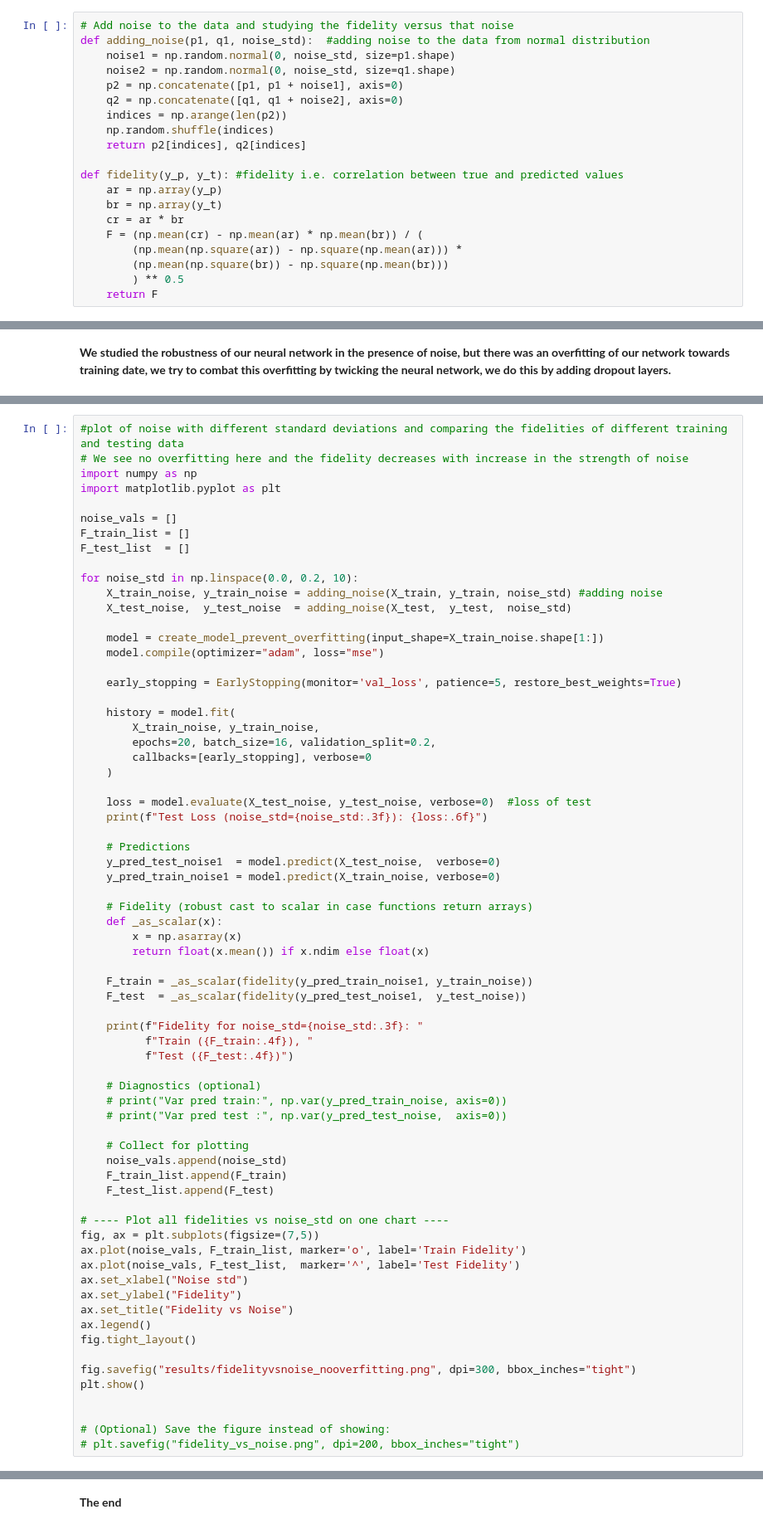
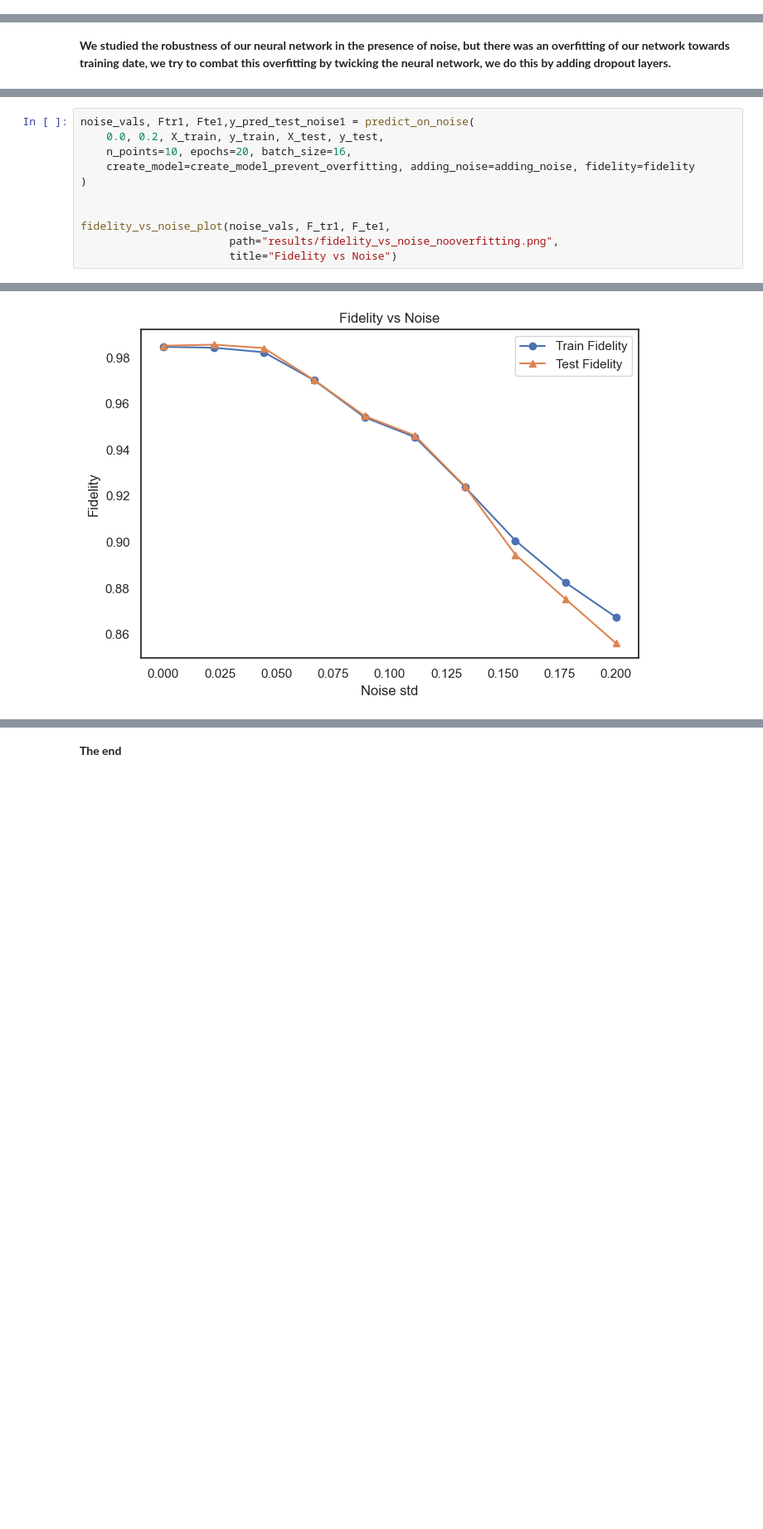
Before and after one commit to pereira-elizabeth/Hamiltonian-learning-using-neural-networks, a Jupyter notebook: real_onsite_energy_learning.ipynb, the cells around one changed output, grey strips where cells are left out. Shown at 83% size. Drawn from its saved outputs; the diff is of its cells as text; blank space fills up the shorter version.

```diff
--- a/real_onsite_energy_learning.ipynb
+++ b/real_onsite_energy_learning.ipynb
@@ -262,24 +139,4 @@ plt.show()
 [figure]
 # %% [markdown]
 **Now we study the robustness of our neural network in the presence of noise, we do this by adding noise obtained from the normal distribution of different strengths (standard deviation of the normal distribution) and study the Fidelity or correlation between the predicted and true values as a function of this noise strangths**
-# %%
-# Add noise to the data and studying the fidelity versus that noise
-def adding_noise(p1, q1, noise_std):  #adding noise to the data from normal distribution
-    noise1 = np.random.normal(0, noise_std, size=p1.shape)
-    noise2 = np.random.normal(0, noise_std, size=q1.shape)
-    p2 = np.concatenate([p1, p1 + noise1], axis=0)
-    q2 = np.concatenate([q1, q1 + noise2], axis=0)
-    indices = np.arange(len(p2))
-    np.random.shuffle(indices)
-    return p2[indices], q2[indices]
-
-def fidelity(y_p, y_t): #fidelity i.e. correlation between true and predicted values
-    ar = np.array(y_p)
-    br = np.array(y_t)
-    cr = ar * br
-    F = (np.mean(cr) - np.mean(ar) * np.mean(br)) / (
-        (np.mean(np.square(ar)) - np.square(np.mean(ar))) *
-        (np.mean(np.square(br)) - np.square(np.mean(br)))
-        ) ** 0.5
-    return F
 # %%
@@ -452,72 +193,14 @@ def create_model_prevent_overfitting(input_shape): #model to prevent overfitting
 # %%
-#plot of noise with different standard deviations and comparing the fidelities of different training and testing data
-# We see no overfitting here and the fidelity decreases with increase in the strength of noise
-import numpy as np
-import matplotlib.pyplot as plt
-
-noise_vals = []
-F_train_list = []
-F_test_list  = []
-
-for noise_std in np.linspace(0.0, 0.2, 10):
-    X_train_noise, y_train_noise = adding_noise(X_train, y_train, noise_std) #adding noise
-    X_test_noise,  y_test_noise  = adding_noise(X_test,  y_test,  noise_std)
-
-    model = create_model_prevent_overfitting(input_shape=X_train_noise.shape[1:])
-    model.compile(optimizer="adam", loss="mse")
-
-    early_stopping = EarlyStopping(monitor='val_loss', patience=5, restore_best_weights=True)
-
-    history = model.fit(
-        X_train_noise, y_train_noise,
-        epochs=20, batch_size=16, validation_split=0.2,
-        callbacks=[early_stopping], verbose=0
-    )
-
-    loss = model.evaluate(X_test_noise, y_test_noise, verbose=0)  #loss of test
-    print(f"Test Loss (noise_std={noise_std:.3f}): {loss:.6f}")
-
-    # Predictions
-    y_pred_test_noise1  = model.predict(X_test_noise,  verbose=0)
-    y_pred_train_noise1 = model.predict(X_train_noise, verbose=0)
-
-    # Fidelity (robust cast to scalar in case functions return arrays)
-    def _as_scalar(x):
-        x = np.asarray(x)
-        return float(x.mean()) if x.ndim else float(x)
-
-    F_train = _as_scalar(fidelity(y_pred_train_noise1, y_train_noise))
-    F_test  = _as_scalar(fidelity(y_pred_test_noise1,  y_test_noise))
-
-    print(f"Fidelity for noise_std={noise_std:.3f}: "
-          f"Train ({F_train:.4f}), "
-          f"Test ({F_test:.4f})")
-
-    # Diagnostics (optional)
-    # print("Var pred train:", np.var(y_pred_train_noise, axis=0))
-    # print("Var pred test :", np.var(y_pred_test_noise,  axis=0))
-
-    # Collect for plotting
-    noise_vals.append(noise_std)
-    F_train_list.append(F_train)
-    F_test_list.append(F_test)
-
-# ---- Plot all fidelities vs noise_std on one chart ----
-fig, ax = plt.subplots(figsize=(7,5))
-ax.plot(noise_vals, F_train_list, marker='o', label='Train Fidelity')
-ax.plot(noise_vals, F_test_list,  marker='^', label='Test Fidelity')
-ax.set_xlabel("Noise std")
-ax.set_ylabel("Fidelity")
-ax.set_title("Fidelity vs Noise")
-ax.legend()
-fig.tight_layout()
-
-fig.savefig("results/fidelityvsnoise_nooverfitting.png", dpi=300, bbox_inches="tight")
-plt.show()
+noise_vals, Ftr1, Fte1,y_pred_test_noise1 = predict_on_noise(
+    0.0, 0.2, X_train, y_train, X_test, y_test,
+    n_points=10, epochs=20, batch_size=16,
+    create_model=create_model_prevent_overfitting, adding_noise=adding_noise, fidelity=fidelity
+)
 
 
-# (Optional) Save the figure instead of showing:
-# plt.savefig("fidelity_vs_noise.png", dpi=200, bbox_inches="tight")
+fidelity_vs_noise_plot(noise_vals, F_tr1, F_te1,
+                       path="results/fidelity_vs_noise_nooverfitting.png",
+                       title="Fidelity vs Noise")
 # %% [output]
 Test Loss (noise_std=0.000): 0.007502
 Fidelity for noise_std=0.000: Train (0.9847), Test (0.9852)
@@ -536,3 +225,4 @@ Fidelity for noise_std=0.133: Train (0.9238), Test (0.9241)
+[figure, added]
 # %%
 #A visual comparison of the predicted versus the true values, we compute the spectral density
 #of the predicted and true and compare them with noise having noise_std=0.2
```
Also changed, not shown: parts of 11 cells of this notebook.
